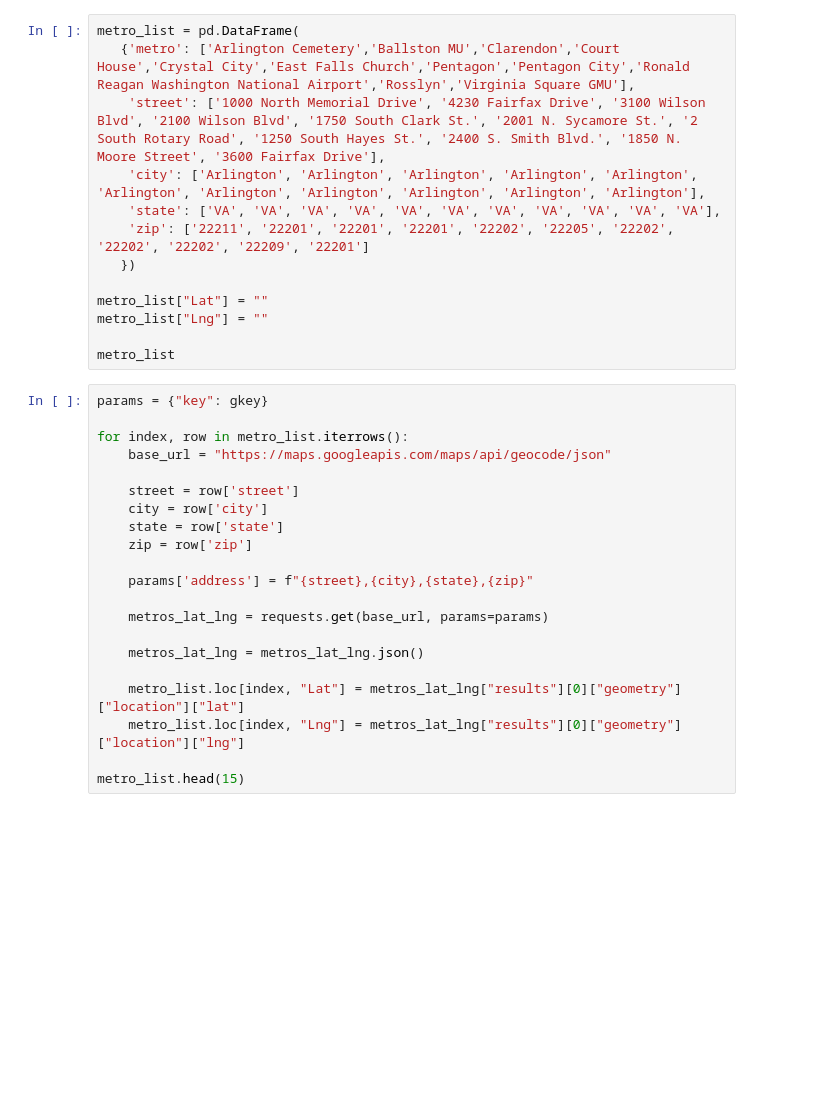
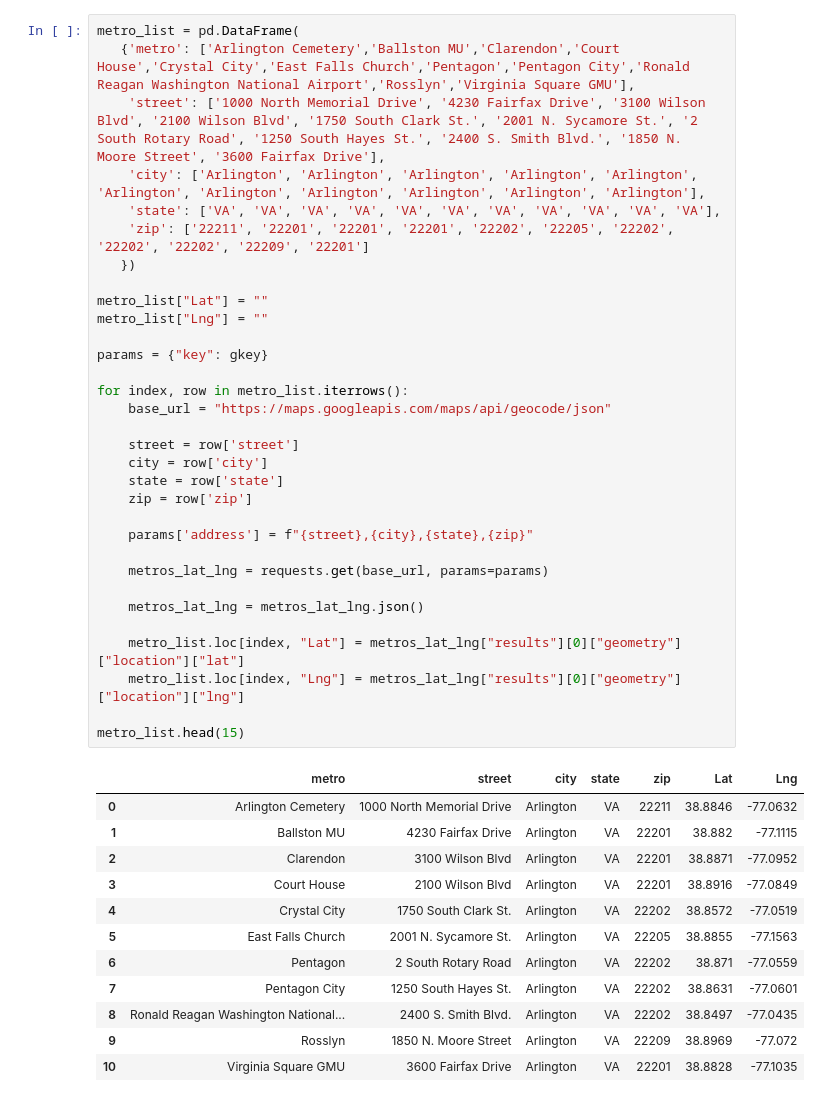
Before and after one commit to obrien630/Project_1_GW-Data_Analytics_Bootcamp, a Jupyter notebook: Project 1 Jupyter Notebook/Team 7_Project Notebook.ipynb, the cells around one changed output. Drawn from its saved outputs; the diff is of its cells as text; blank space fills up the shorter version.

```diff
--- a/Project 1 Jupyter Notebook/Team 7_Project Notebook.ipynb
+++ b/Project 1 Jupyter Notebook/Team 7_Project Notebook.ipynb
@@ -94,34 +124,45 @@ See the caveats in the documentation: http://pandas.pydata.org/pandas-docs/stabl
 # %%
 metro_list = pd.DataFrame(
    {'metro': ['Arlington Cemetery','Ballston MU','Clarendon','Court House','Crystal City','East Falls Church','Pentagon','Pentagon City','Ronald Reagan Washington National Airport','Rosslyn','Virginia Square GMU'],
     'street': ['1000 North Memorial Drive', '4230 Fairfax Drive', '3100 Wilson Blvd', '2100 Wilson Blvd', '1750 South Clark St.', '2001 N. Sycamore St.', '2 South Rotary Road', '1250 South Hayes St.', '2400 S. Smith Blvd.', '1850 N. Moore Street', '3600 Fairfax Drive'],
     'city': ['Arlington', 'Arlington', 'Arlington', 'Arlington', 'Arlington', 'Arlington', 'Arlington', 'Arlington', 'Arlington', 'Arlington', 'Arlington'],
     'state': ['VA', 'VA', 'VA', 'VA', 'VA', 'VA', 'VA', 'VA', 'VA', 'VA', 'VA'],
     'zip': ['22211', '22201', '22201', '22201', '22202', '22205', '22202', '22202', '22202', '22209', '22201']
    })
 
 metro_list["Lat"] = ""
 metro_list["Lng"] = ""
 
-metro_list
+params = {"key": gkey}
+
+for index, row in metro_list.iterrows():
+    base_url = "https://maps.googleapis.com/maps/api/geocode/json"
+
+    street = row['street']
+    city = row['city']
+    state = row['state']
+    zip = row['zip']
+
+    params['address'] = f"{street},{city},{state},{zip}"
+
+    metros_lat_lng = requests.get(base_url, params=params)
+
+    metros_lat_lng = metros_lat_lng.json()
+
+    metro_list.loc[index, "Lat"] = metros_lat_lng["results"][0]["geometry"]["location"]["lat"]
+    metro_list.loc[index, "Lng"] = metros_lat_lng["results"][0]["geometry"]["location"]["lng"]
+
+metro_list.head(15)
+# %% [output]
+|  | metro | street | city | state | zip | Lat | Lng |
+| 0 | Arlington Cemetery | 1000 North Memorial Drive | Arlington | VA | 22211 | 38.8846 | -77.0632 |
+| 1 | Ballston MU | 4230 Fairfax Drive | Arlington | VA | 22201 | 38.882 | -77.1115 |
+| 2 | Clarendon | 3100 Wilson Blvd | Arlington | VA | 22201 | 38.8871 | -77.0952 |
+| 3 | Court House | 2100 Wilson Blvd | Arlington | VA | 22201 | 38.8916 | -77.0849 |
+| 4 | Crystal City | 1750 South Clark St. | Arlington | VA | 22202 | 38.8572 | -77.0519 |
+| 5 | East Falls Church | 2001 N. Sycamore St. | Arlington | VA | 22205 | 38.8855 | -77.1563 |
+| 6 | Pentagon | 2 South Rotary Road | Arlington | VA | 22202 | 38.871 | -77.0559 |
+| 7 | Pentagon City | 1250 South Hayes St. | Arlington | VA | 22202 | 38.8631 | -77.0601 |
+| 8 | Ronald Reagan Washington National... | 2400 S. Smith Blvd. | Arlington | VA | 22202 | 38.8497 | -77.0435 |
+| 9 | Rosslyn | 1850 N. Moore Street | Arlington | VA | 22209 | 38.8969 | -77.072 |
+| 10 | Virginia Square GMU | 3600 Fairfax Drive | Arlington | VA | 22201 | 38.8828 | -77.1035 |
-# %%
-params = {"key": gkey}
-
-for index, row in metro_list.iterrows():
-    base_url = "https://maps.googleapis.com/maps/api/geocode/json"
-
-    street = row['street']
-    city = row['city']
-    state = row['state']
-    zip = row['zip']
-
-    params['address'] = f"{street},{city},{state},{zip}"
-
-    metros_lat_lng = requests.get(base_url, params=params)
-
-    metros_lat_lng = metros_lat_lng.json()
-
-    metro_list.loc[index, "Lat"] = metros_lat_lng["results"][0]["geometry"]["location"]["lat"]
-    metro_list.loc[index, "Lng"] = metros_lat_lng["results"][0]["geometry"]["location"]["lng"]
-
-metro_list.head(15)
```
Also changed, not shown: parts of 9 cells of this notebook, 4 other files.
